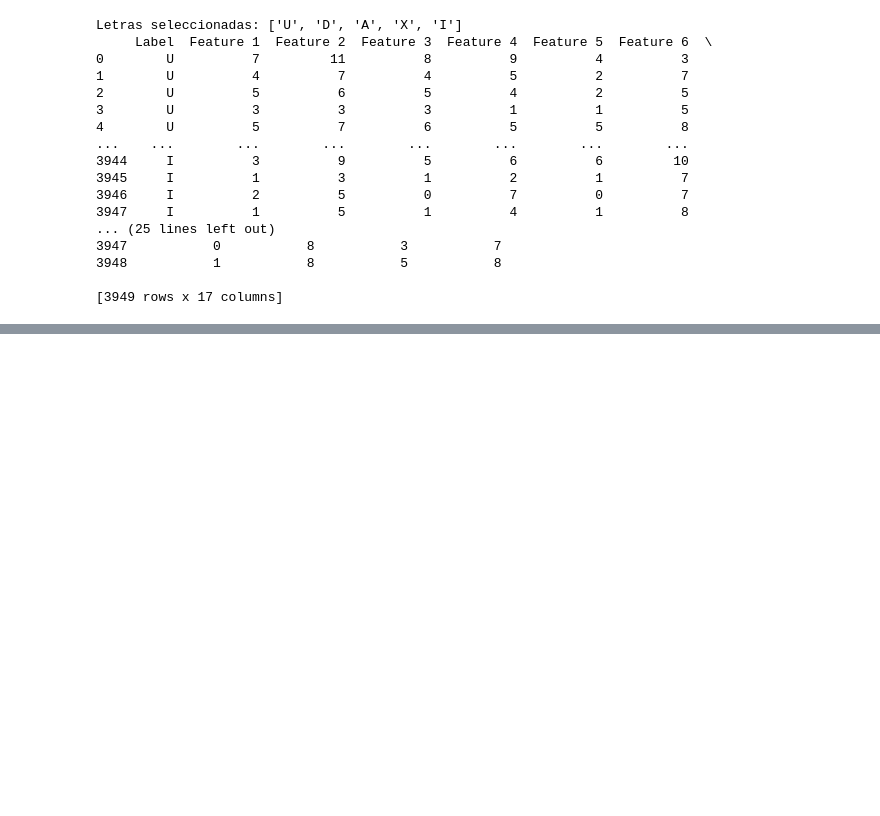
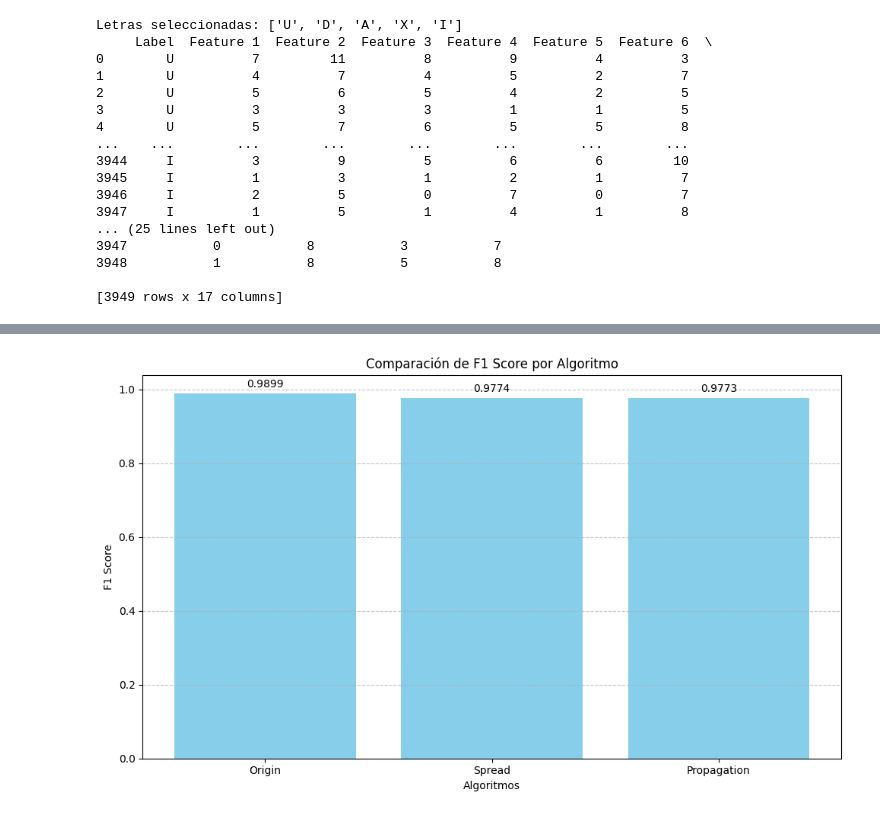
Before and after one commit to JeffAsDRK/Semana_4_ANS, a Jupyter notebook: S4_Lab_Int_4.ipynb, the cells around one changed output, grey strips where cells are left out. Saved outputs shown, nothing was run; the diff lists cells and outputs as text; code cells hidden in the pictures; blank space fills up the shorter version.

```diff
--- a/S4_Lab_Int_4.ipynb
+++ b/S4_Lab_Int_4.ipynb
@@ -473,0 +662,22 @@ print(df_total_filtrado)
+# %%
+import matplotlib.pyplot as plt
+
+names = list(algorit.keys())
+plt.figure(figsize=(10, 6))
+bars = plt.bar(names, f1_score_vector, color='skyblue')
+
+plt.xlabel("Algoritmos")
+plt.ylabel("F1 Score")
+plt.title("Comparación de F1 Score por Algoritmo")
+plt.grid(axis='y', linestyle='--', alpha=0.7)
+
+# Añadir los valores sobre cada barra
+for bar, score in zip(bars, f1_score_vector):
+    height = bar.get_height()
+    plt.text(bar.get_x() + bar.get_width()/2.0, height + 0.01,  # posición
+             f"{score:.4f}", ha='center', va='bottom', fontsize=10)
+
+plt.tight_layout()
+plt.show()
+# %% [output]
+[figure, added]
```
Also changed, not shown: parts of 14 cells of this notebook, 1 other file.
